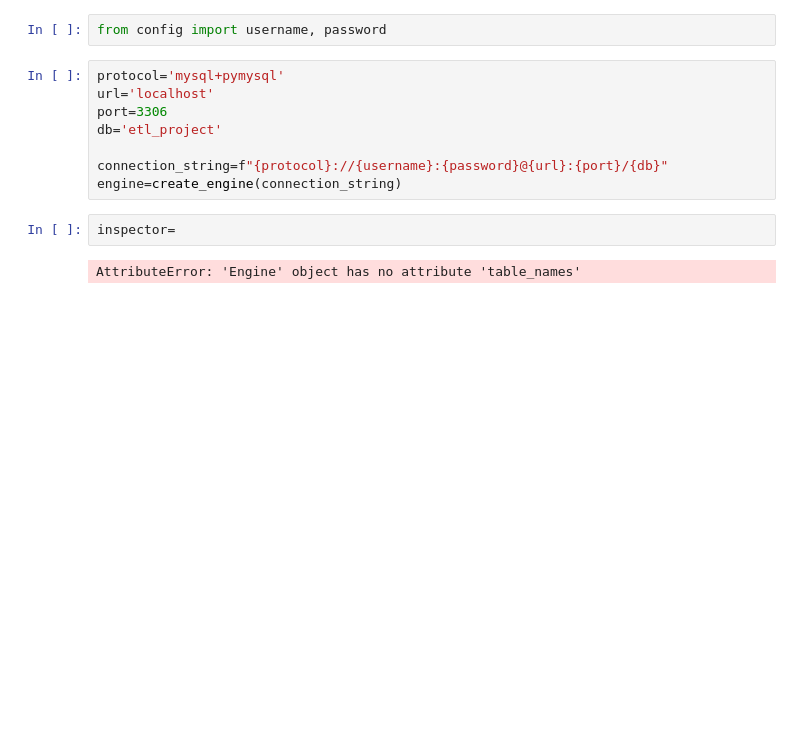
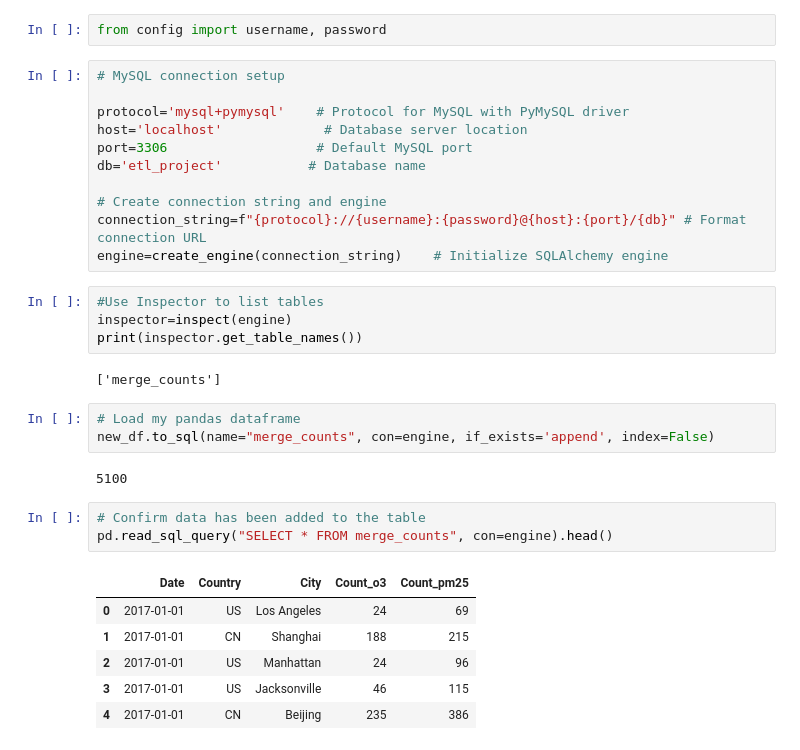
Before and after one commit to shriansh8619/ETL_Project-SQL_python-, a Jupyter notebook: ETL_project.ipynb, the cells around one changed output. Saved outputs shown, nothing was run; the diff lists cells and outputs as text; blank space fills up the shorter version.

```diff
--- a/ETL_project.ipynb
+++ b/ETL_project.ipynb
@@ -101,14 +101,34 @@ Count_pm25 INT
 # %%
 from config import username, password
 # %%
-protocol='mysql+pymysql'
-url='localhost'
-port=3306
-db='etl_project'
+# MySQL connection setup
 
-connection_string=f"{protocol}://{username}:{password}@{url}:{port}/{db}"
-engine=create_engine(connection_string)
+protocol='mysql+pymysql'    # Protocol for MySQL with PyMySQL driver
+host='localhost'             # Database server location
+port=3306                   # Default MySQL port
+db='etl_project'           # Database name
+
+# Create connection string and engine
+connection_string=f"{protocol}://{username}:{password}@{host}:{port}/{db}" # Format connection URL
+engine=create_engine(connection_string)    # Initialize SQLAlchemy engine
-# %%
-inspector=
-# %% [output]
-AttributeError: 'Engine' object has no attribute 'table_names'
+# %%
+#Use Inspector to list tables
+inspector=inspect(engine)
+print(inspector.get_table_names())
+# %% [output]
+['merge_counts']
+# %%
+# Load my pandas dataframe
+new_df.to_sql(name="merge_counts", con=engine, if_exists='append', index=False)
+# %% [output]
+5100
+# %%
+# Confirm data has been added to the table
+pd.read_sql_query("SELECT * FROM merge_counts", con=engine).head()
+# %% [output]
+|  | Date | Country | City | Count_o3 | Count_pm25 |
+| 0 | 2017-01-01 | US | Los Angeles | 24 | 69 |
+| 1 | 2017-01-01 | CN | Shanghai | 188 | 215 |
+| 2 | 2017-01-01 | US | Manhattan | 24 | 96 |
+| 3 | 2017-01-01 | US | Jacksonville | 46 | 115 |
+| 4 | 2017-01-01 | CN | Beijing | 235 | 386 |
```
Also changed, not shown: parts of 1 cell of this notebook, 1 other file.
